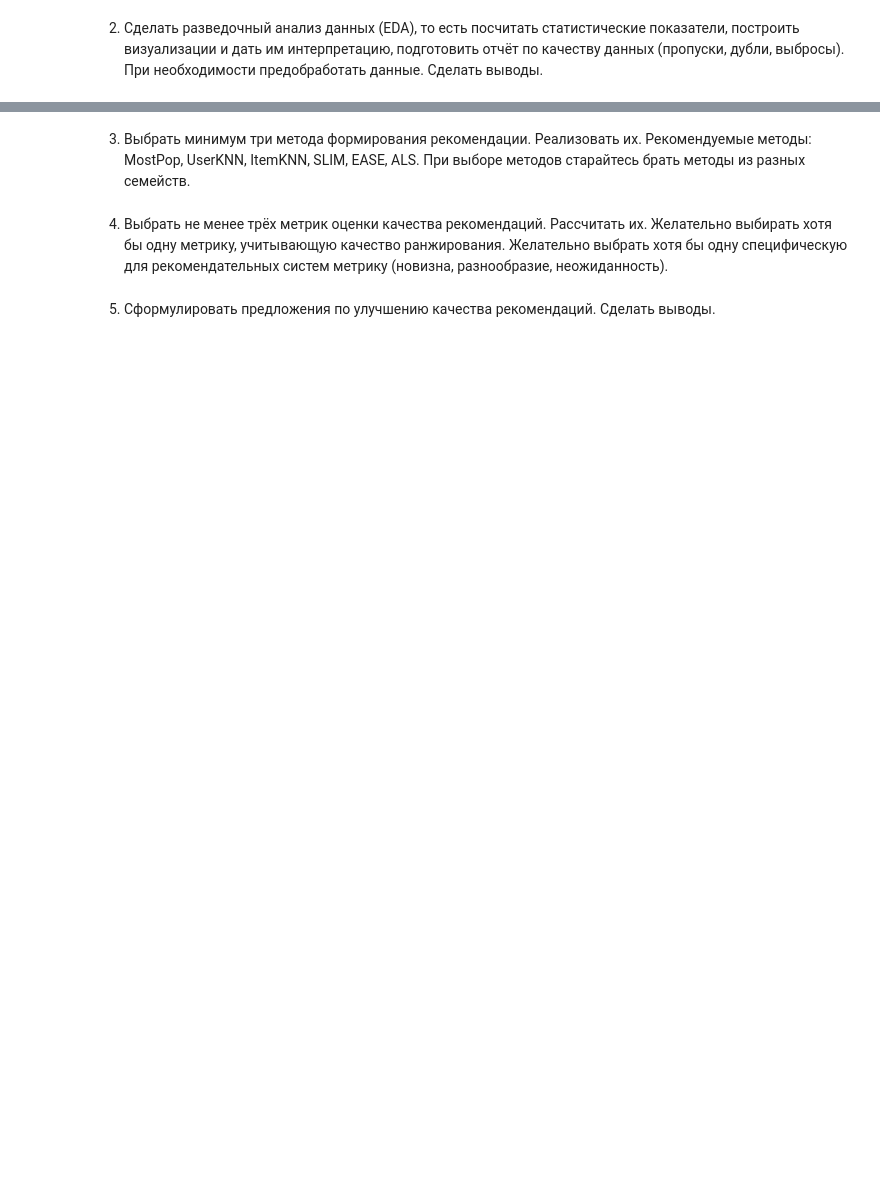
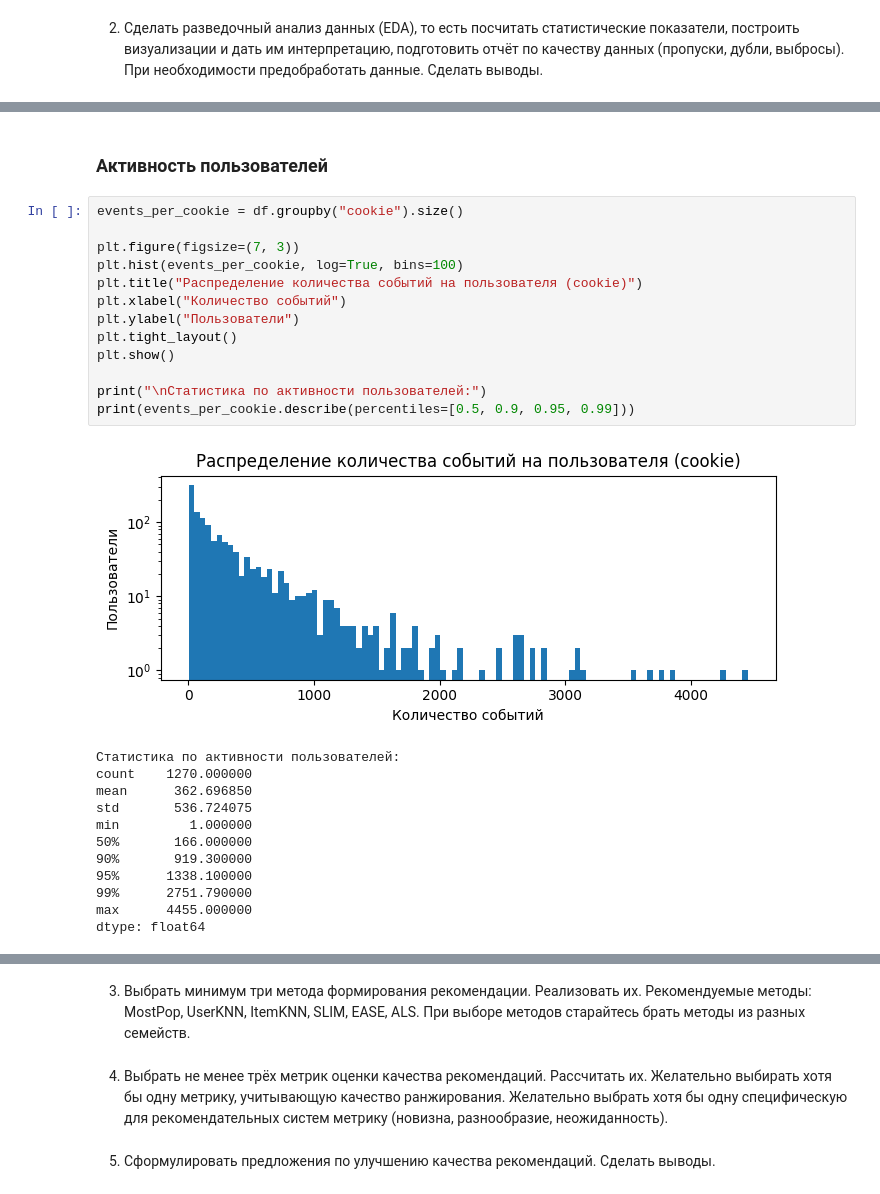
Before and after one commit to OneBeatTrue/data-analysis, a Jupyter notebook: lab-2.ipynb, the cells around one changed output, grey strips where cells are left out. Drawn from its saved outputs; the diff is of its cells as text; blank space fills up the shorter version.

```diff
--- a/lab-2.ipynb
+++ b/lab-2.ipynb
@@ -15,0 +225,28 @@
+# %% [markdown]
+### Активность пользователей
+# %%
+events_per_cookie = df.groupby("cookie").size()
+
+plt.figure(figsize=(7, 3))
+plt.hist(events_per_cookie, log=True, bins=100)
+plt.title("Распределение количества событий на пользователя (cookie)")
+plt.xlabel("Количество событий")
+plt.ylabel("Пользователи")
+plt.tight_layout()
+plt.show()
+
+print("\nСтатистика по активности пользователей:")
+print(events_per_cookie.describe(percentiles=[0.5, 0.9, 0.95, 0.99]))
+# %% [output]
+[figure, added]
+Статистика по активности пользователей:
+count    1270.000000
+mean      362.696850
+std       536.724075
+min         1.000000
+50%       166.000000
+90%       919.300000
+95%      1338.100000
+99%      2751.790000
+max      4455.000000
+dtype: float64
```
Also changed, not shown: parts of 35 cells of this notebook, 1 other file.
